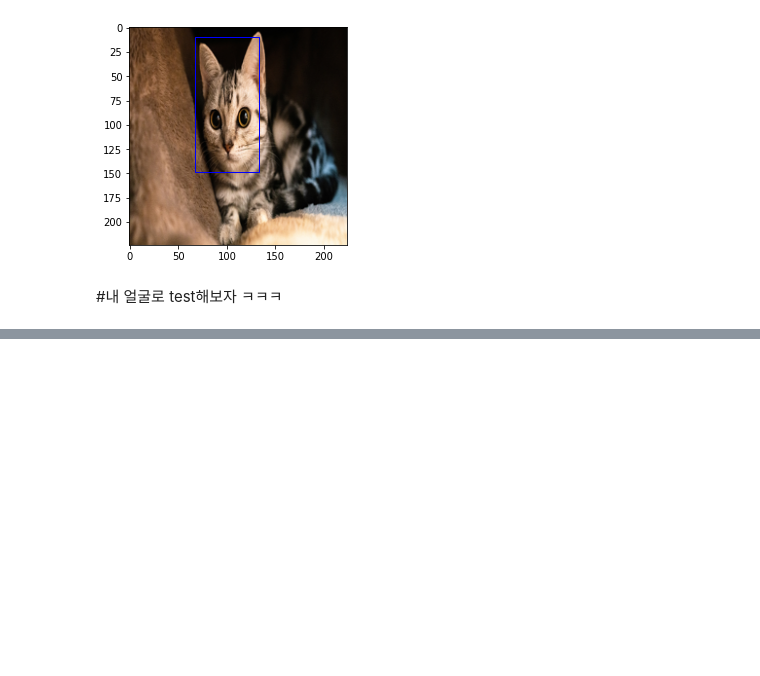
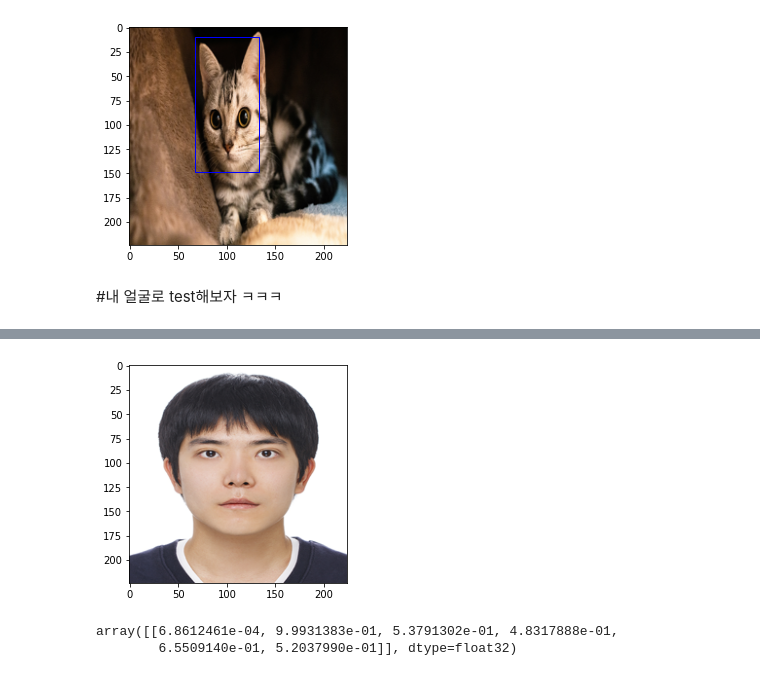
Before and after one commit to joonkeekim/Oxford_IIIT_Pet, a Jupyter notebook: Oxford-IIIT Pet Multi Task Learning.ipynb, the cells around one changed output, grey strips where cells are left out. Saved outputs shown, nothing was run; the diff lists cells and outputs as text; code cells hidden in the pictures; blank space fills up the shorter version.

```diff
--- a/Oxford-IIIT Pet Multi Task Learning.ipynb
+++ b/Oxford-IIIT Pet Multi Task Learning.ipynb
@@ -594,7 +594,7 @@ plt.show()
 #내 얼굴로 test해보자 ㅋㅋㅋ
 # %%
 #나
-image = Image.open('증명사진.jpg')
+image = Image.open('joonkee.jpg')
 image = image.resize((224,224))
 image = np.array(image)
 image = image/255.
@@ -607,0 +601,5 @@ catcat.jpg   gdrive         IMG_5385.jpg  tfrecord
+# %%
+plt.imshow(image)
+plt.show()
+# %% [output]
+[figure, added]
@@ -607,0 +608,6 @@ catcat.jpg   gdrive         IMG_5385.jpg  tfrecord
+# %%
+pred = model.predict(image)
+pred
+# %% [output]
+array([[6.8612461e-04, 9.9931383e-01, 5.3791302e-01, 4.8317888e-01,
+        6.5509140e-01, 5.2037990e-01]], dtype=float32)
```
Also changed, not shown: parts of 5 cells of this notebook.
